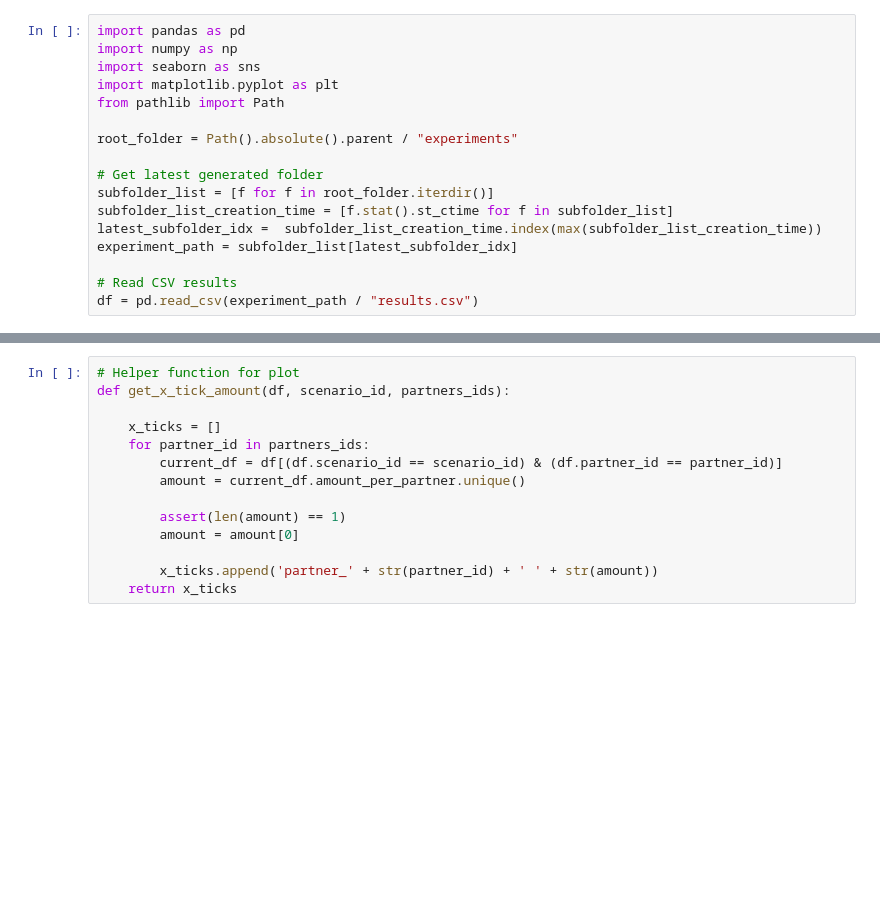
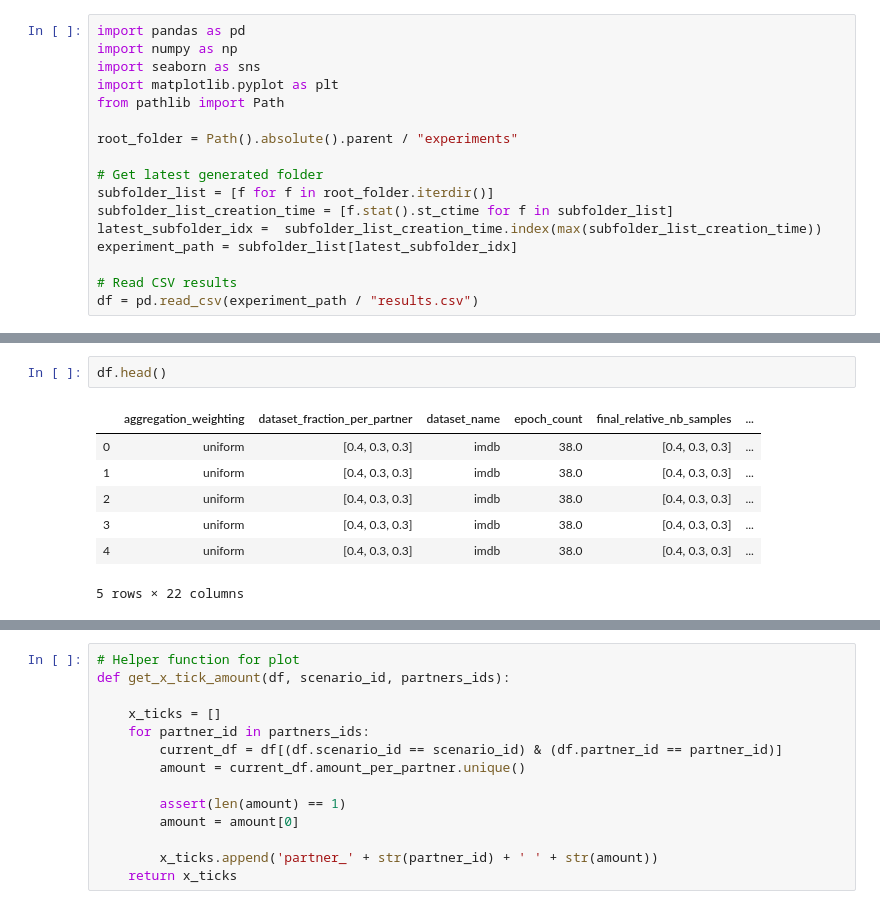
Before and after one commit to LabeliaLabs/distributed-learning-contributivity, a Jupyter notebook: notebooks/mpl.ipynb, the cells around one changed output, grey strips where cells are left out. Drawn from its saved outputs; the diff is of its cells as text; blank space fills up the shorter version.

```diff
--- a/notebooks/mpl.ipynb
+++ b/notebooks/mpl.ipynb
@@ -60,0 +61,10 @@ memory usage: 51.3+ KB
+# %%
+df.head()
+# %% [output]
+|  | aggregation_weighting | dataset_fraction_per_partner | dataset_name | epoch_count | final_relative_nb_samples | ... |
+| 0 | uniform | [0.4, 0.3, 0.3] | imdb | 38.0 | [0.4, 0.3, 0.3] | ... |
+| 1 | uniform | [0.4, 0.3, 0.3] | imdb | 38.0 | [0.4, 0.3, 0.3] | ... |
+| 2 | uniform | [0.4, 0.3, 0.3] | imdb | 38.0 | [0.4, 0.3, 0.3] | ... |
+| 3 | uniform | [0.4, 0.3, 0.3] | imdb | 38.0 | [0.4, 0.3, 0.3] | ... |
+| 4 | uniform | [0.4, 0.3, 0.3] | imdb | 38.0 | [0.4, 0.3, 0.3] | ... |
+5 rows × 22 columns
```
Also changed, not shown: parts of 6 cells of this notebook, 1 other file.
